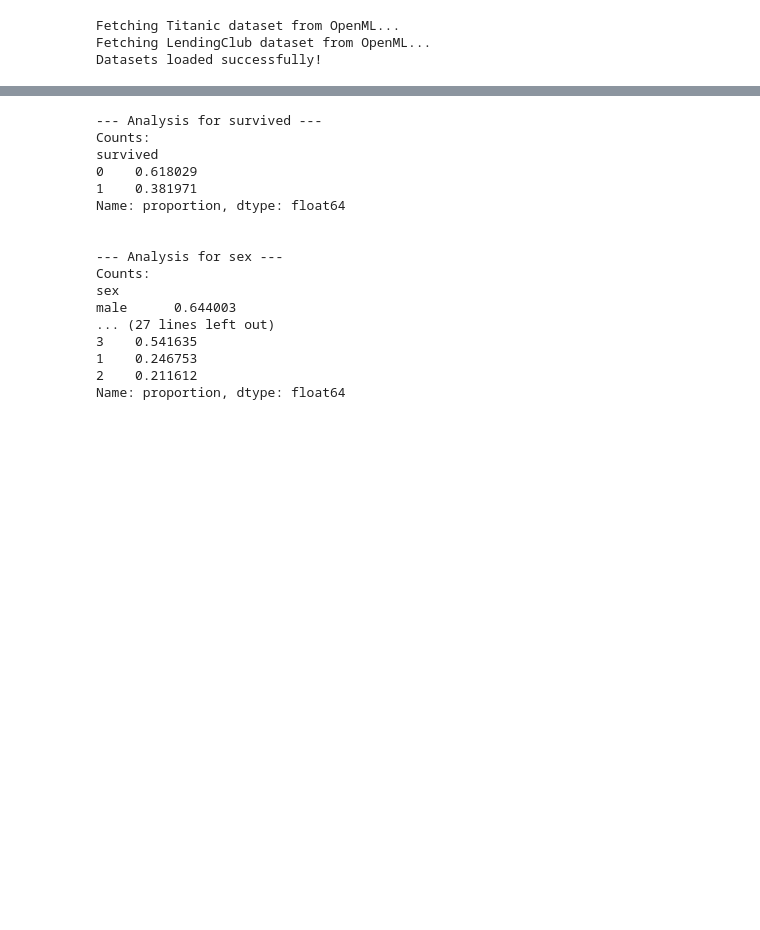
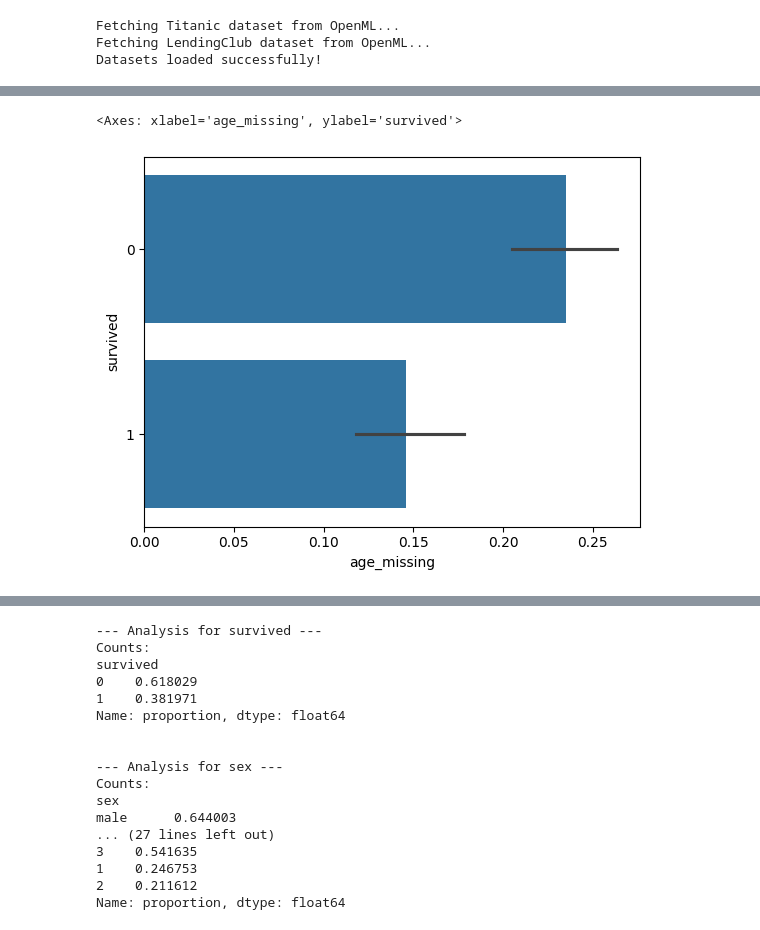
Before and after one commit to ninadparab/Data-Science-and-Machine-Learning-Guides, a Jupyter notebook: Exploratory Data Analysis.ipynb, the cells around one changed output, grey strips where cells are left out. Saved outputs shown, nothing was run; the diff lists cells and outputs as text; code cells hidden in the pictures; blank space fills up the shorter version.

```diff
--- a/Exploratory Data Analysis.ipynb
+++ b/Exploratory Data Analysis.ipynb
@@ -92,0 +119,7 @@ dtype: int64
+# %%
+titanic_df['age_missing'] = titanic_df['age'].isnull()
+
+sns.barplot(x='age_missing', y='survived', data=titanic_df)
+# %% [output]
+<Axes: xlabel='age_missing', ylabel='survived'>
+[figure, added]
```
Also changed, not shown: parts of 36 cells of this notebook.
